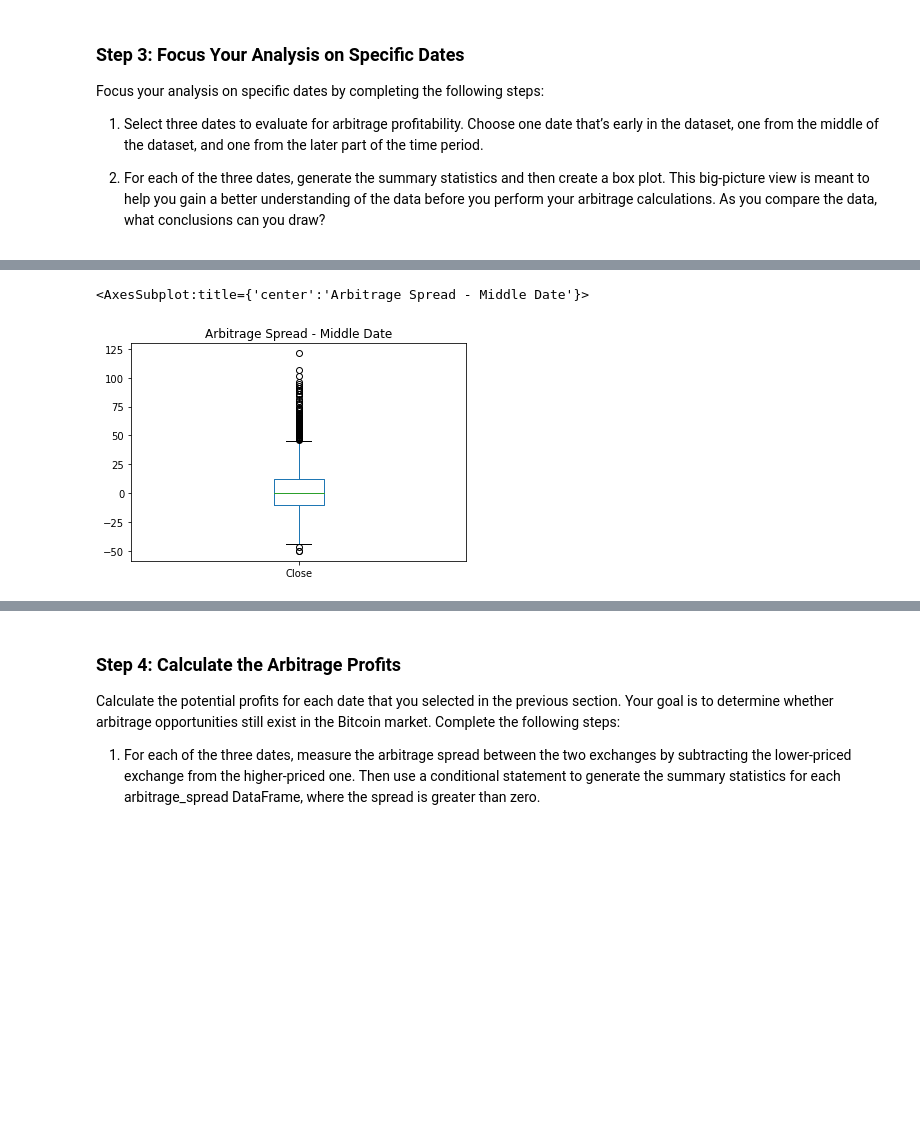
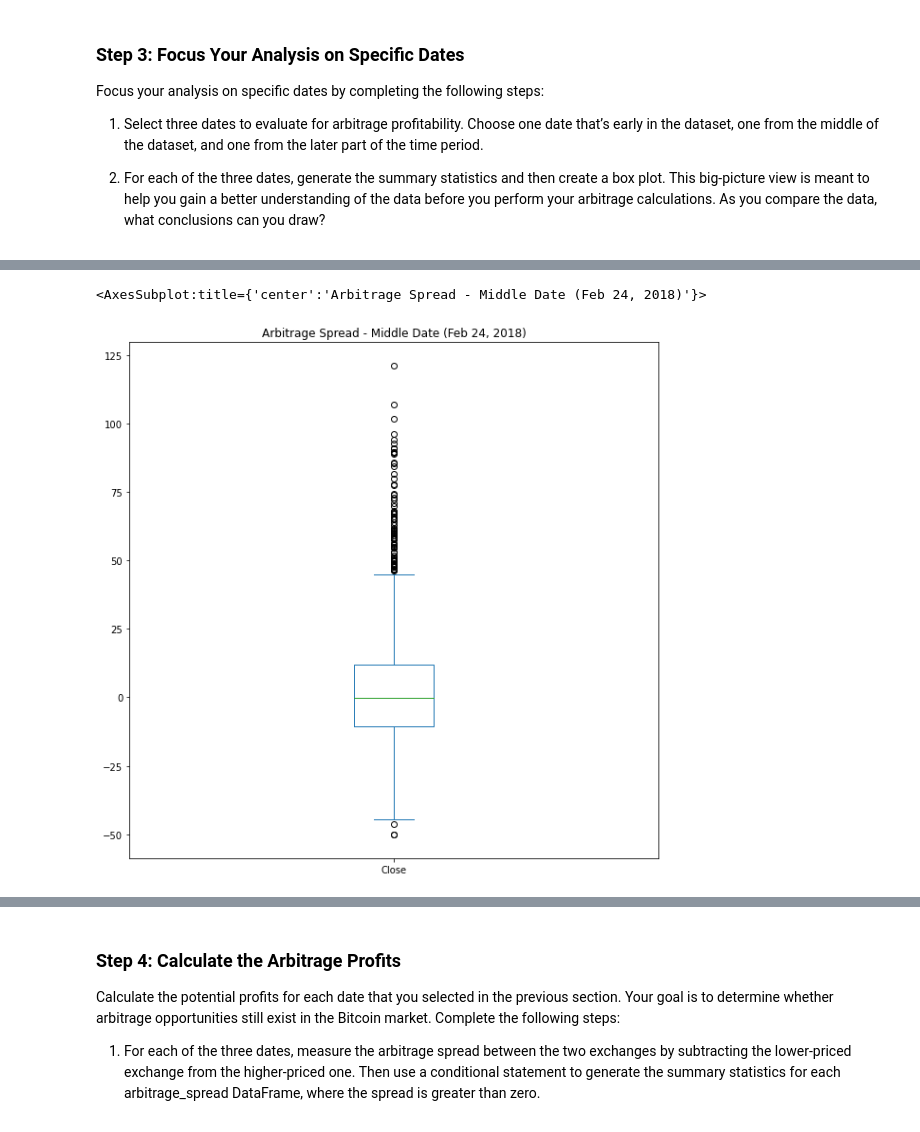
Before and after one commit to briggslalor/Challenge_3, a Jupyter notebook: crypto_arbitrage.ipynb, the cells around one changed output, grey strips where cells are left out. Cells and saved outputs as stored; diff of their text form; code cells hidden in the pictures; blank space fills up the shorter version.

```diff
--- a/crypto_arbitrage.ipynb
+++ b/crypto_arbitrage.ipynb
@@ -339,8 +351,8 @@ Name: Close, dtype: float64
 # %%
 # Using the date in the middle that you have selected, calculate the arbitrage spread
 # by subtracting the bitstamp lower closing prices from the coinbase higher closing prices
-arbitrage_spread_middle = # YOUR CODE HERE
+arbitrage_spread_middle = coinbase_sliced.loc['2018-02-24'] - bitstamp_sliced.loc['2018-02-24']
 
 # Generate summary statistics
-# YOUR CODE HERE
+arbitrage_spread_middle.describe(include = 'all')
 # %% [output]
@@ -356,9 +368,9 @@ Name: Close, dtype: float64
 # %%
 # Visualize the arbitrage spread from the middle of the dataset in a box plot
-# YOUR CODE HERE
+arbitrage_spread_middle.plot.box(figsize = (10,10), title = 'Arbitrage Spread - Middle Date (Feb 24, 2018)')
 # %% [output]
-<AxesSubplot:title={'center':'Arbitrage Spread - Middle Date'}>
+<AxesSubplot:title={'center':'Arbitrage Spread - Middle Date (Feb 24, 2018)'}>
-[figure, old version]
+[figure, new version]
 # %%
 # Create an overlay plot that visualizes the two dataframes over a period of one day from late in the dataset.
 # Be sure that the plots include the parameters `legend`, `figsize`, `title`, `color` and `label`
```
Also changed, not shown: parts of 8 cells of this notebook.
